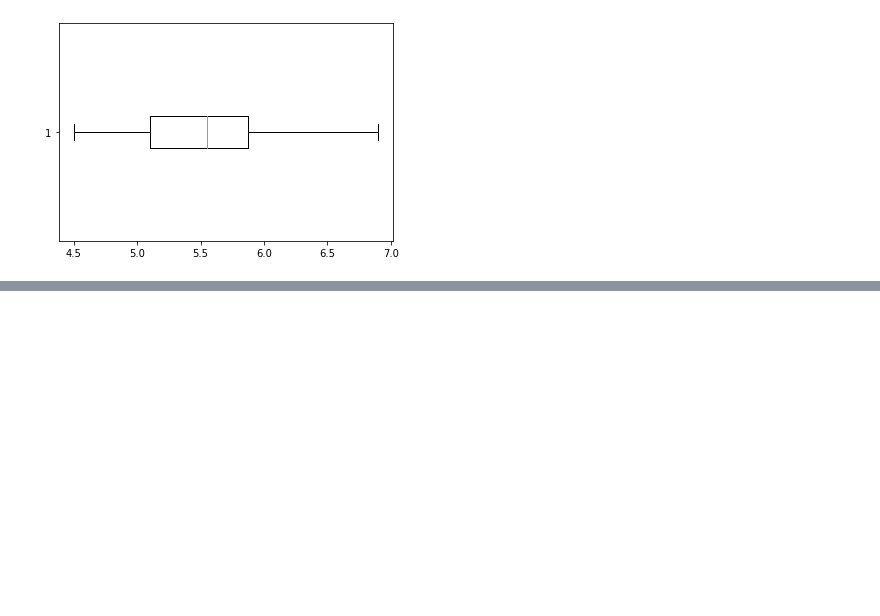
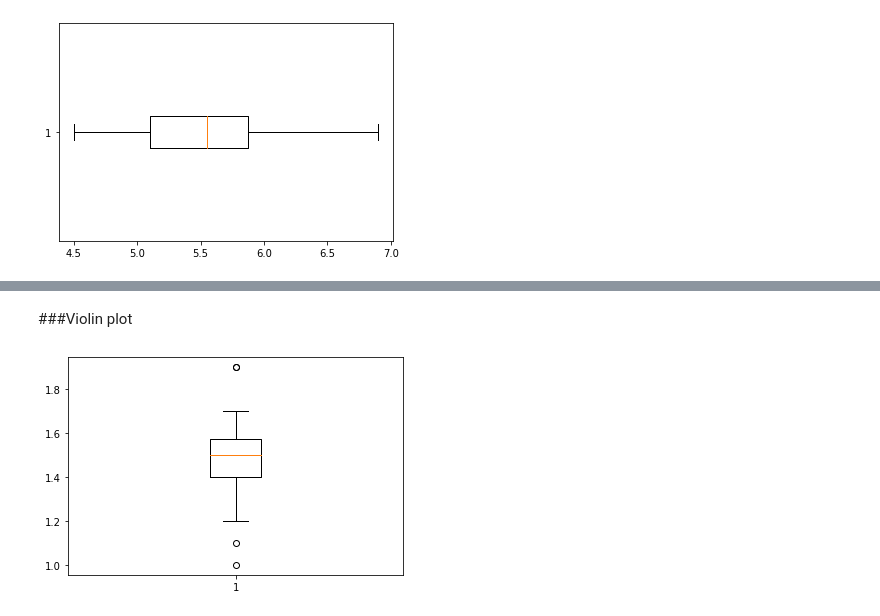
Before and after one commit to pondbaahh/data_viz_2022, a Jupyter notebook: DataViz02_Data_Distribution.ipynb, the cells around one changed output, grey strips where cells are left out. Saved outputs shown, nothing was run; the diff lists cells and outputs as text; code cells hidden in the pictures; blank space fills up the shorter version.

```diff
--- a/DataViz02_Data_Distribution.ipynb
+++ b/DataViz02_Data_Distribution.ipynb
@@ -313,0 +380,6 @@ versicolorbp = plt.boxplot(df2['PetalLength'][50:100],vert=False)
+# %% [markdown]
+###Violin plot
+# %%
+bb = plt.boxplot(df['PetalLength'][:50]) # boxplot
+# %% [output]
+[figure, added]
```
Also changed, not shown: parts of 15 cells of this notebook.
